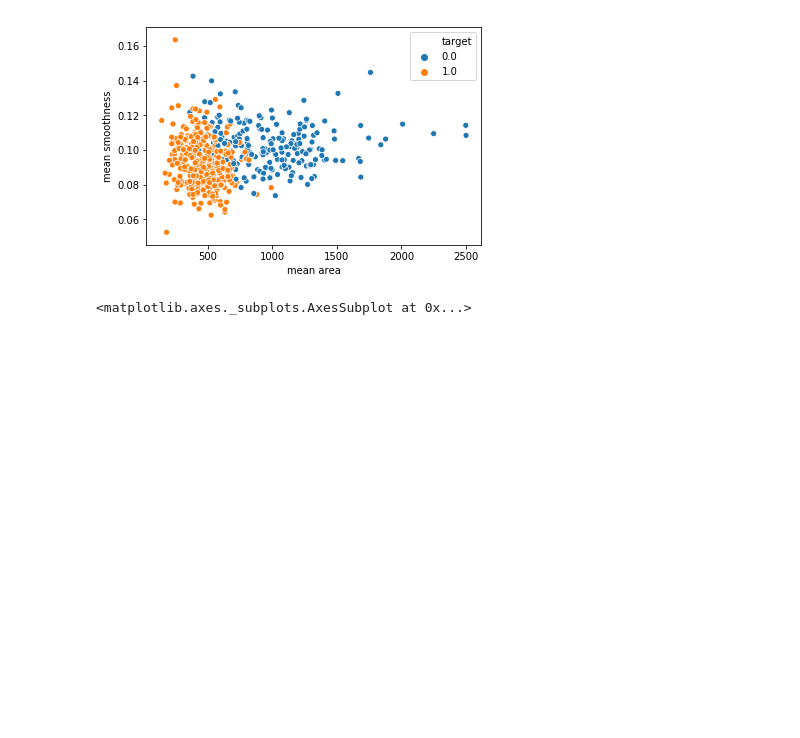
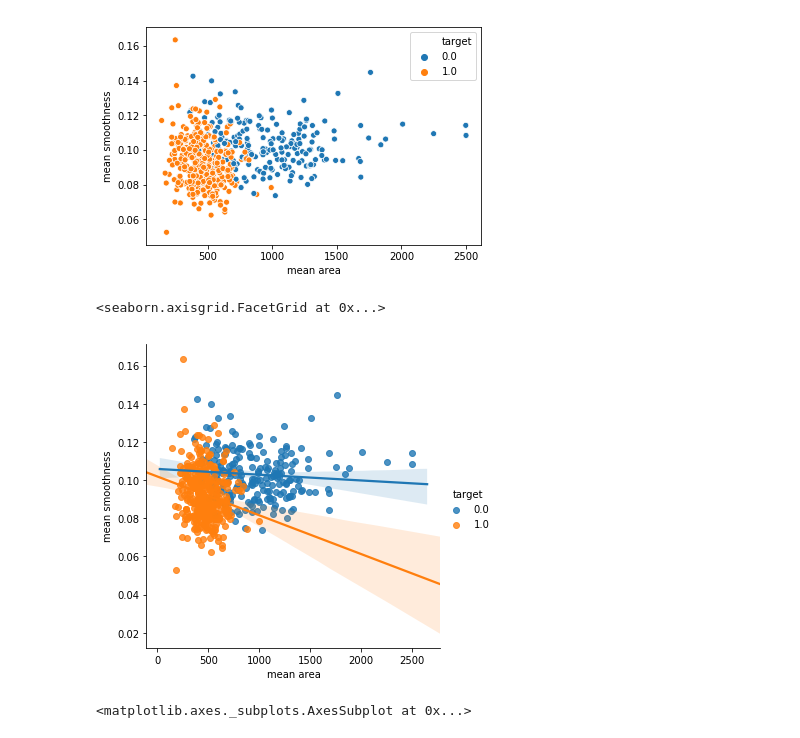
Before and after one commit to amanjeetsahu/Breast-Cancer-Classification, a Jupyter notebook: Breast_Cancer.ipynb, the cells around one changed output. Saved outputs shown, nothing was run; the diff lists cells and outputs as text; code cells hidden in the pictures; blank space fills up the shorter version.

```diff
--- a/Breast_Cancer.ipynb
+++ b/Breast_Cancer.ipynb
@@ -214,7 +204,10 @@ sns.scatterplot(x = 'mean area', y = 'mean smoothness', hue = 'target', data = d
 <matplotlib.axes._subplots.AxesSubplot at 0x...>
 [figure]
 # %%
-#sns.lmplot('mean area', 'mean smoothness', hue ='target', data = df_cancer_all, fit_reg=False)
+sns.lmplot('mean area', 'mean smoothness', hue ='target', data = df_cancer, fit_reg=True)
+# %% [output]
+<seaborn.axisgrid.FacetGrid at 0x...>
+[figure, added]
 # %%
 # Let's check the correlation between the variables
 # Strong correlation between the mean radius and mean perimeter, mean area and mean primeter
```
Also changed, not shown: parts of 13 cells of this notebook.
